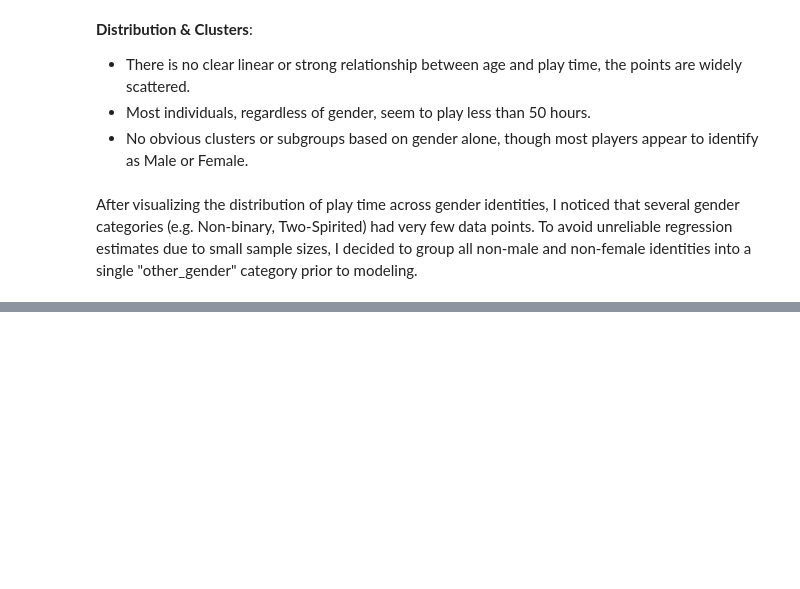
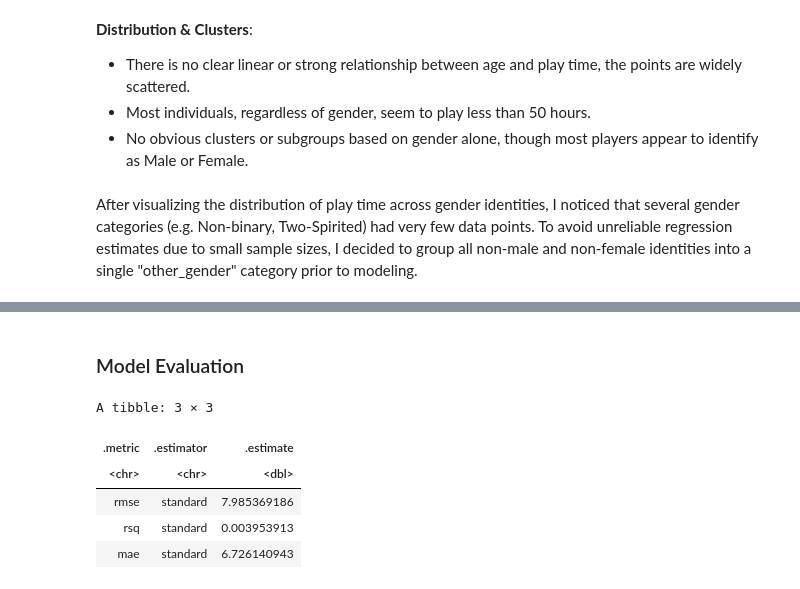
Before and after one commit to Vienne17/Project_Report_Vienne, a Jupyter notebook: Project_Report_Vienne_Meng.ipynb, the cells around one changed output, grey strips where cells are left out. Cells and saved outputs as stored; diff of their text form; code cells hidden in the pictures; blank space fills up the shorter version.

```diff
--- a/Project_Report_Vienne_Meng.ipynb
+++ b/Project_Report_Vienne_Meng.ipynb
@@ -234,0 +352,5 @@ After visualizing the distribution of play time across gender identities, I noti
+# %%
+# Train Linear Regression Model.
+
+lm_fit <- lm_spec |>
+    fit(played_hours ~ Age + gender, data = players_training)
@@ -234,0 +374,19 @@ After visualizing the distribution of play time across gender identities, I noti
+# %% [markdown]
+### Model Evaluation
+# %%
+# Evaluate Linear Regression Model.
+
+lm_test_predictions <- lm_fit |>
+    predict(players_testing) |>
+    bind_cols(players_testing)
+
+lm_metrics <- lm_test_predictions |>
+    metrics(truth = played_hours, estimate = .pred)
+lm_metrics
+# %% [output]
+A tibble: 3 × 3
+| .metric | .estimator | .estimate |
+| <chr> | <chr> | <dbl> |
+| rmse | standard | 7.985369186 |
+| rsq | standard | 0.003953913 |
+| mae | standard | 6.726140943 |
```
Also changed, not shown: parts of 17 cells of this notebook.
